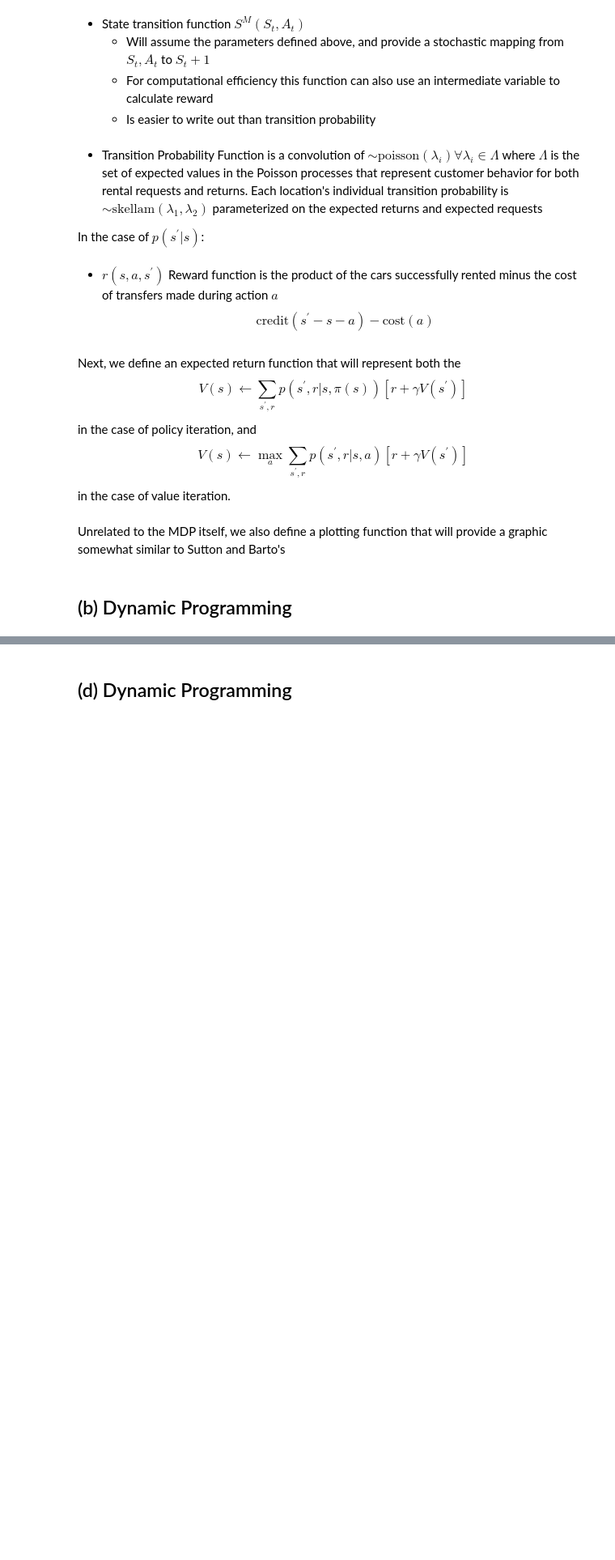
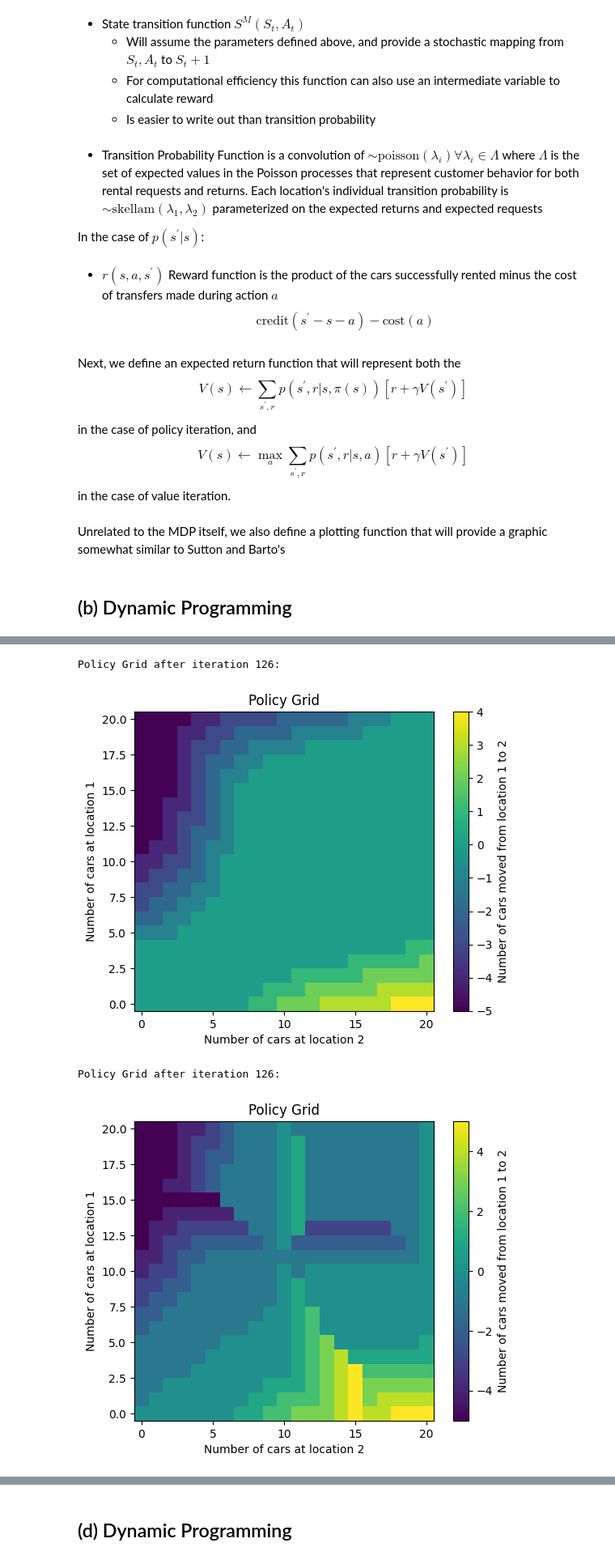
Before and after one commit to bhosley/Schoolwork, a Jupyter notebook: 2024Q2 - Reinforcement Learning/Homework 2/homework 2 take 2.ipynb, the cells around one changed output, grey strips where cells are left out. Shown at 81% size. Drawn from its saved outputs; the diff is of its cells as text; code cells hidden in the pictures; blank space fills up the shorter version.

```diff
--- a/2024Q2 - Reinforcement Learning/Homework 2/homework 2 take 2.ipynb
+++ b/2024Q2 - Reinforcement Learning/Homework 2/homework 2 take 2.ipynb
@@ -30,11 +19,12 @@ import matplotlib.pyplot as plt
 REQUEST_LAM = [3,4]             # Poisson expectation of requests per location
 RETURN_LAM  = [3,2]             # Poisson expectation of returns per location
 MAX_CARS = np.array([20,20])    # length  is implicitly the number of locations
-#MAX_CARS = np.array([4,4])    # length  is implicitly the number of locations
 NUM_LOCATIONS = len(MAX_CARS)   # dimension of the state-space tuple
 DISCOUNT = 0.9                  # \gamma
 MAX_MOVE = 5
 MOVE_COST = 2
+OVERFLOW_COST = [4,4]
+OVERNIGHT_LIM = [10,10]
 RENT_CREDIT = [10,10]                # Can also be defined as an array
 THETA = 1e-4
 # %% [markdown]
@@ -153,8 +143,8 @@ def plot_policy(policy,location=0):
 # %% [markdown]
 ## (b) Dynamic Programming
 # %%
-def policy_iteration(max_iterations = 10**100,policy=None, value_function=None,
-                     verbose=False, extended_problem_flag=False):
+def policy_iteration(max_iterations = 10**100, policy=None, value_function=None,
+                    extended_problem_flag=False, verbose=False, silent=False):
 
     # 1. Initialization
     value_function = value_function or np.zeros(np.add(MAX_CARS,1))
@@ -174,15 +164,19 @@ def policy_iteration(max_iterations = 10**100,policy=None, value_function=None,
             action = policy[state]
             s_prime = np.add(state,action)
             if np.greater(s_prime,MAX_CARS).any() or np.less(s_prime,0).any(): continue # Skip in invalid action
-            transfer_cost = MOVE_COST * np.sum(np.abs(action))/2
+            cost = MOVE_COST * np.sum(np.abs(action))/2
 
-            value_function[*state] = edfr[*s_prime] - transfer_cost
+            if extended_problem_flag:
+                if action[0] < 0: cost -= 2 # refund on transfer cost for 1->2
+                cost +=(OVERFLOW_COST*np.greater(s_prime,OVERNIGHT_LIM)).sum()
+                # incur overnight fee
+
+            value_function[*state] = edfr[*s_prime] - cost
 
             delta = max(delta, abs(old_value - value_function[state]))
 
         if delta < THETA:
                 break
-
 
         # 3. Policy Improvement
         policy_stable = True
@@ -199,8 +193,14 @@ def policy_iteration(max_iterations = 10**100,policy=None, value_function=None,
                 s_prime = np.add(state,action)
 
                 if np.greater(s_prime,MAX_CARS).any() or np.less(s_prime,0).any(): continue # Skip in invalid action
-                transfer_cost = MOVE_COST * np.sum(np.abs(action))/2
-                v_candidate = edfr[*s_prime] - transfer_cost
+                cost = MOVE_COST * np.sum(np.abs(action))/2
+
+                if extended_problem_flag:
+                    if action[0] < 0: cost -= 2 # refund on transfer cost for 1->2
+                    cost +=(OVERFLOW_COST*np.greater(s_prime,OVERNIGHT_LIM)).sum()
+                    # incur overnight fee
+
+                v_candidate = edfr[*s_prime] - cost
 
                 if v_candidate > v_max:
                     policy_stable = False
@@ -214,9 +214,7 @@ def policy_iteration(max_iterations = 10**100,policy=None, value_function=None,
             plot_policy(policy)
         iteration += 1
 
-    print("Policy Grid after iteration {}: ".format(iteration + 1))
-    plot_policy(policy)
+    if not silent:
+        print("Policy Grid after iteration {}: ".format(iteration + 1))
+        plot_policy(policy)
     return policy, value_function
-
-
-_,_ = policy_iteration()
@@ -239,0 +221,8 @@ Once the cost is added, there is a greater incentive to move vehicles to the oth
+# %%
+_,_ = policy_iteration()
+_,_ = policy_iteration(extended_problem_flag=True)
+# %% [output]
+Policy Grid after iteration 126:
+[figure, added]
+Policy Grid after iteration 126:
+[figure, added]
```
Also changed, not shown: parts of 11 cells of this notebook, 3 other files.
